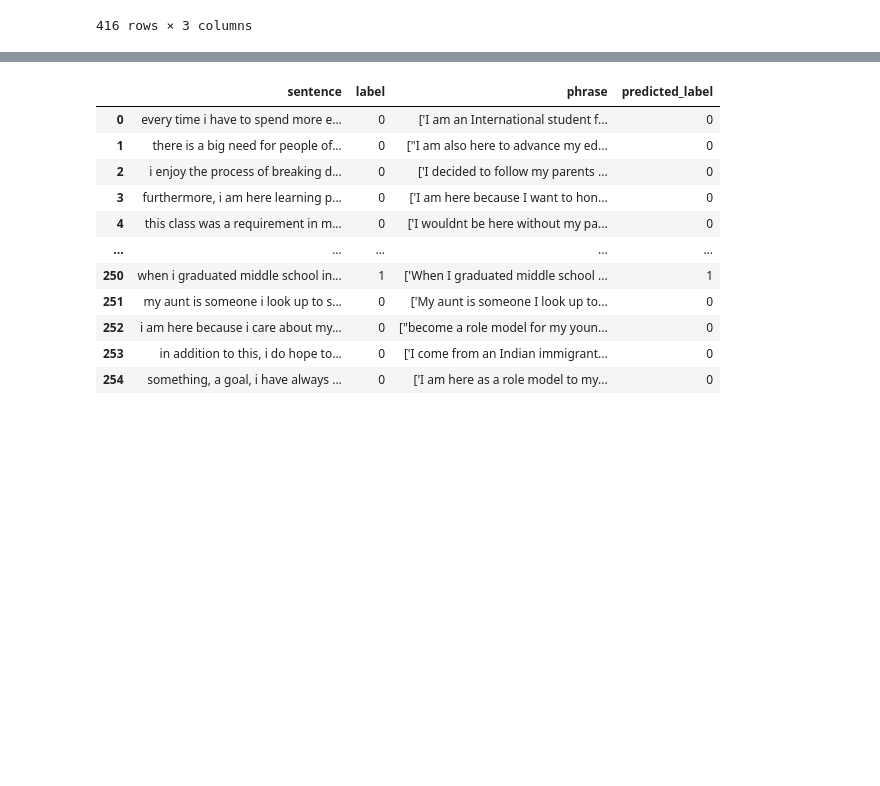
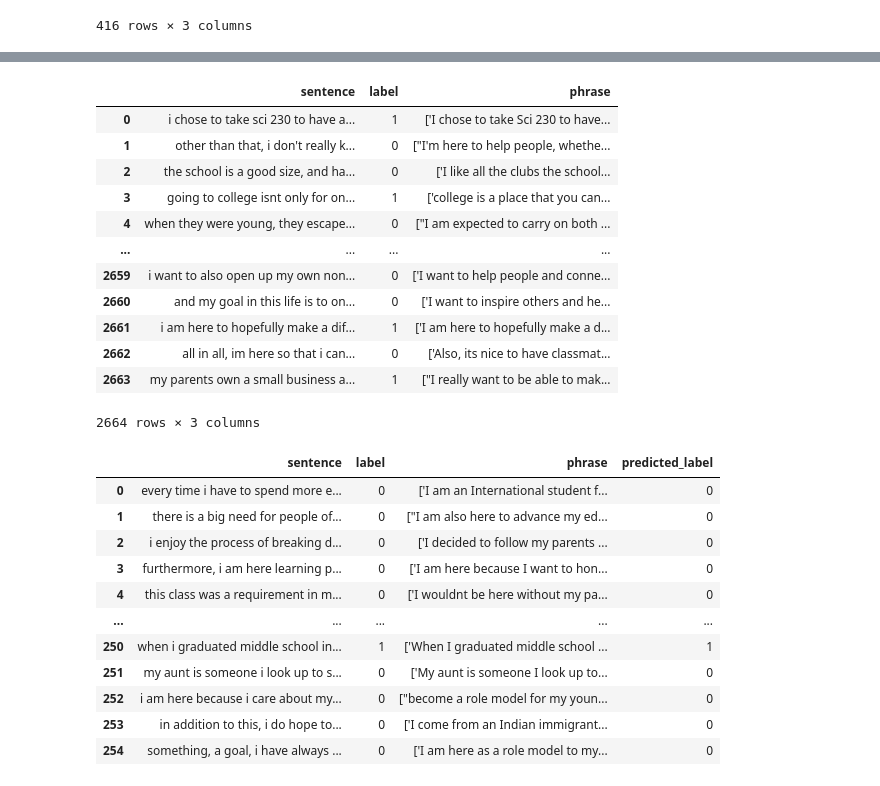
Before and after one commit to gianclbal/ml-alma-taccti, a Jupyter notebook: notebooks/experiments/exp_4_single/Social/Social_model_using_merged_data.ipynb, the cells around one changed output, grey strips where cells are left out. Saved outputs shown, nothing was run; the diff lists cells and outputs as text; code cells hidden in the pictures; blank space fills up the shorter version.

```diff
--- a/notebooks/experiments/exp_4_single/Social/Social_model_using_merged_data.ipynb
+++ b/notebooks/experiments/exp_4_single/Social/Social_model_using_merged_data.ipynb
@@ -436,3 +522,19 @@ weighted avg       0.99      0.99      0.99       335
+# %%
+training_df
+# %% [output]
+|  | sentence | label | phrase |
+| 0 | i chose to take sci 230 to have a... | 1 | ['I chose to take Sci 230 to have... |
+| 1 | other than that, i don't really k... | 0 | ["I'm here to help people, whethe... |
+| 2 | the school is a good size, and ha... | 0 | ['I like all the clubs the school... |
+| 3 | going to college isnt only for on... | 1 | ['college is a place that you can... |
+| 4 | when they were young, they escape... | 0 | ["I am expected to carry on both ... |
+| ... | ... | ... | ... |
+| 2659 | i want to also open up my own non... | 0 | ['I want to help people and conne... |
+| 2660 | and my goal in this life is to on... | 0 | ['I want to inspire others and he... |
+| 2661 | i am here to hopefully make a dif... | 1 | ['I am here to hopefully make a d... |
+| 2662 | all in all, im here so that i can... | 0 | ['Also, its nice to have classmat... |
+| 2663 | my parents own a small business a... | 1 | ["I really want to be able to mak... |
+2664 rows × 3 columns
 # %%
 test_df_copy = test_df.copy()
 test_df_copy["predicted_label"] = y_pred_distillbert
```
Also changed, not shown: parts of 14 cells of this notebook, 2 other files.
